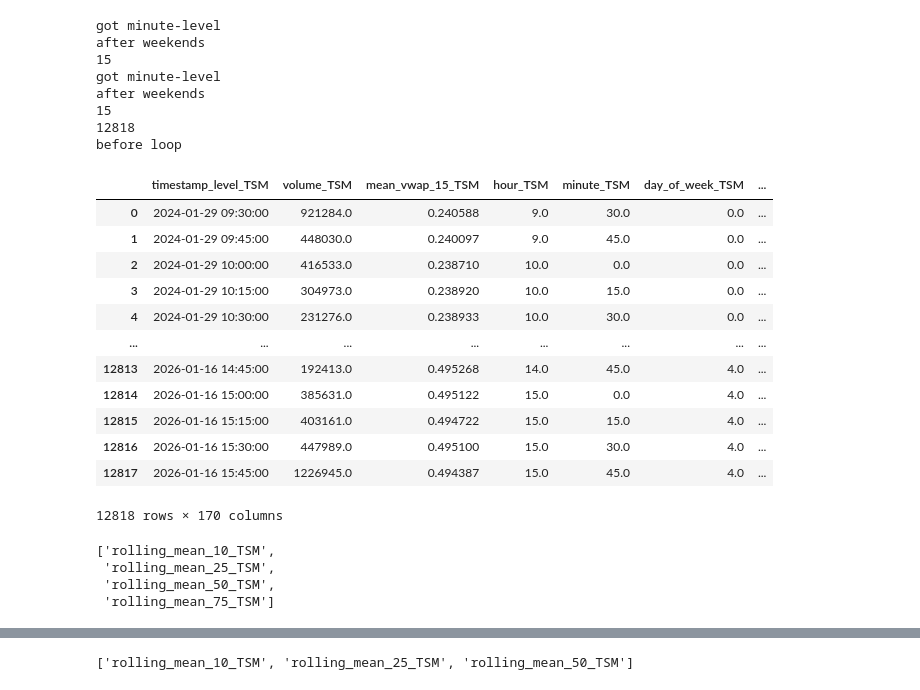
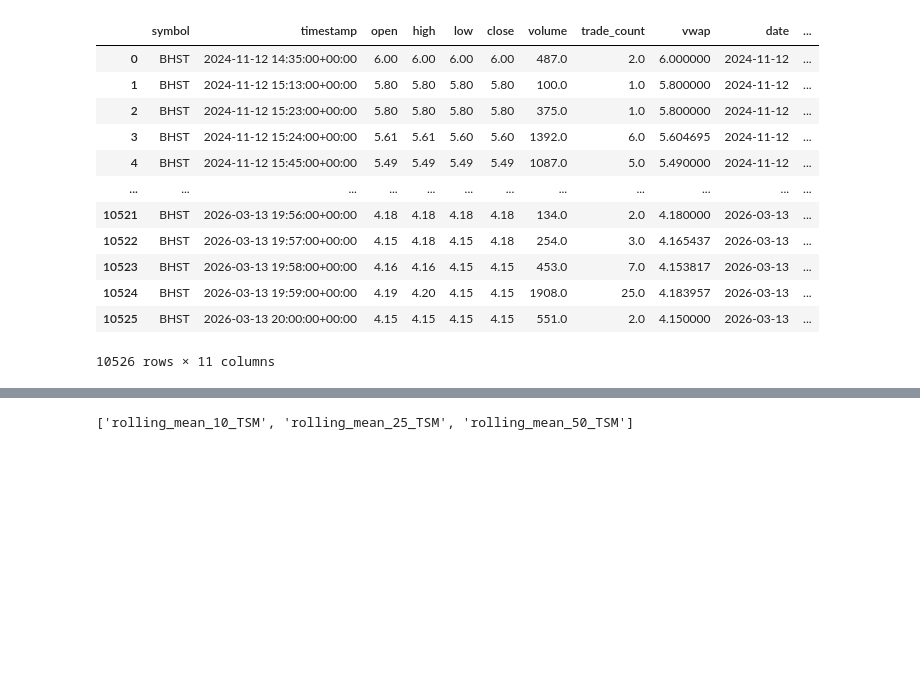
Before and after one commit to PocketLobster/Standard-And-Rich, a Jupyter notebook: standard_and_rich_500.ipynb, the cells around one changed output, grey strips where cells are left out. Drawn from its saved outputs; the diff is of its cells as text; code cells hidden in the pictures; blank space fills up the shorter version.

```diff
--- a/standard_and_rich_500.ipynb
+++ b/standard_and_rich_500.ipynb
@@ -12,38 +12,60 @@ global min_date
 global max_date
 import pandas as pd
 import alpaca.data.historical as alp
-client = alp.StockHistoricalDataClient(api_key="AKH3ZFJ2LWAKH7SSV2AHKD4PK4", secret_key="7gGJDh5UAxh3gg8V21d3AcuPfNJcwtKqukiqMhdhsjrW")
+import os
+from dotenv import load_dotenv
+load_dotenv()
+
+API_KEY = os.getenv("ALPACA_API_KEY")
+SECRET_KEY = os.getenv("ALPACA_SECRET_KEY")
+#client = alp.StockHistoricalDataClient(api_key="AKH3ZFJ2LWAKH7SSV2AHKD4PK4", secret_key="7gGJDh5UAxh3gg8V21d3AcuPfNJcwtKqukiqMhdhsjrW")
+client = alp.StockHistoricalDataClient(api_key=API_KEY, secret_key=SECRET_KEY)
+
 min_date=datetime.now().date()+pd.Timedelta(days=-720)
 max_date=datetime.now().date()+pd.Timedelta(days=-1)
 def getMinuteLevel(asset):
     global min_date
     global max_date
     request_params = StockBarsRequest(
       symbol_or_symbols=[asset],
       timeframe=TimeFrame(1, TimeFrameUnit.Minute),
       #timeframe=TimeFrame(59, TimeFrameUnit.Minute),
       start=min_date,#dt(2024,1,1,0,0,0),
       end=max_date#dt(2024,11,1,0,0,0)
     )
     btc_bars = client.get_stock_bars(request_params)
     #print('done with call')
     # Convert to dataframe
     bars_df=btc_bars.df
     #print(bars_df)
     bars_df=bars_df.reset_index()
     bars_df['date']=[str(stamp)[:10] for stamp in bars_df.timestamp]
     bars_df['hour']=[int(str(stamp)[11:13]) for stamp in bars_df.timestamp]
     bars_df['minute']=[int(str(stamp)[14:16]) for stamp in bars_df.timestamp]
     bars_df['hour_mins']=[60*hr for hr in bars_df.hour]
 
     bars_df['day_min']=[hr_mins+m for hr_mins,m in zip(list(bars_df.hour_mins),list(bars_df.minute))]
     #bars_df['sum_of_price']=[vol*vwap for vol,vwap in zip(list(bars_df.volume),list(bars_df.vwap))]
     #bars_df['price_set']=[[vwap]*int(vol) for vol,vwap in zip(list(bars_df.volume),list(bars_df.vwap))]
     bars_df=bars_df.drop(columns=['hour','minute','hour_mins'])
     #bars_df['timestamp']=pd.to_datetime(bars_df['timestamp'], errors='coerce')
     return bars_df
 
-#getMinuteLevel('BHST')
+getMinuteLevel('BHST')
+# %% [output]
+|  | symbol | timestamp | open | high | low | close | volume | trade_count | vwap | date | ... |
+| 0 | BHST | 2024-11-12 14:35:00+00:00 | 6.00 | 6.00 | 6.00 | 6.00 | 487.0 | 2.0 | 6.000000 | 2024-11-12 | ... |
+| 1 | BHST | 2024-11-12 15:13:00+00:00 | 5.80 | 5.80 | 5.80 | 5.80 | 100.0 | 1.0 | 5.800000 | 2024-11-12 | ... |
+| 2 | BHST | 2024-11-12 15:23:00+00:00 | 5.80 | 5.80 | 5.80 | 5.80 | 375.0 | 1.0 | 5.800000 | 2024-11-12 | ... |
+| 3 | BHST | 2024-11-12 15:24:00+00:00 | 5.61 | 5.61 | 5.60 | 5.60 | 1392.0 | 6.0 | 5.604695 | 2024-11-12 | ... |
+| 4 | BHST | 2024-11-12 15:45:00+00:00 | 5.49 | 5.49 | 5.49 | 5.49 | 1087.0 | 5.0 | 5.490000 | 2024-11-12 | ... |
+| ... | ... | ... | ... | ... | ... | ... | ... | ... | ... | ... | ... |
+| 10521 | BHST | 2026-03-13 19:56:00+00:00 | 4.18 | 4.18 | 4.18 | 4.18 | 134.0 | 2.0 | 4.180000 | 2026-03-13 | ... |
+| 10522 | BHST | 2026-03-13 19:57:00+00:00 | 4.15 | 4.18 | 4.15 | 4.18 | 254.0 | 3.0 | 4.165437 | 2026-03-13 | ... |
+| 10523 | BHST | 2026-03-13 19:58:00+00:00 | 4.16 | 4.16 | 4.15 | 4.15 | 453.0 | 7.0 | 4.153817 | 2026-03-13 | ... |
+| 10524 | BHST | 2026-03-13 19:59:00+00:00 | 4.19 | 4.20 | 4.15 | 4.15 | 1908.0 | 25.0 | 4.183957 | 2026-03-13 | ... |
+| 10525 | BHST | 2026-03-13 20:00:00+00:00 | 4.15 | 4.15 | 4.15 | 4.15 | 551.0 | 2.0 | 4.150000 | 2026-03-13 | ... |
+10526 rows × 11 columns
 # %%
 #PREPROCESS 2:
 from holidays import US
@@ -148,8 +170,8 @@ def getGalledPrices(s, level, leads, lags):
 
     print(len(pza_agg))
     print('before loop')
-
-    max_lag_rows = 100 * (6.5 * 60) / level
+    max_lag=max(lags)
+    max_lag_rows = max_lag* (6.5 * 60) / level
     if max_lag_rows > len(pza_agg):
         print('not enough past prices')
         return None
@@ -355,38 +377,10 @@ def getGalledPrices(s, level, leads, lags):
 
 s='TSM'
 # Assuming yf is available, we run the function to test
-ggp=getGalledPrices(s,15,[15],[10,25,50,75])
-ggp.columns = [col + '_' + str(s) for col in ggp.columns]
-ggp
+
+#ggp=getGalledPrices(s,15,[15],[10,25,50,75])
+#ggp.columns = [col + '_' + str(s) for col in ggp.columns]
+#ggp
-# %% [output]
-got minute-level
-after weekends
-15
-got minute-level
-after weekends
-15
-12818
-before loop
-|  | timestamp_level_TSM | volume_TSM | mean_vwap_15_TSM | hour_TSM | minute_TSM | day_of_week_TSM | ... |
-| 0 | 2024-01-29 09:30:00 | 921284.0 | 0.240588 | 9.0 | 30.0 | 0.0 | ... |
-| 1 | 2024-01-29 09:45:00 | 448030.0 | 0.240097 | 9.0 | 45.0 | 0.0 | ... |
-| 2 | 2024-01-29 10:00:00 | 416533.0 | 0.238710 | 10.0 | 0.0 | 0.0 | ... |
-| 3 | 2024-01-29 10:15:00 | 304973.0 | 0.238920 | 10.0 | 15.0 | 0.0 | ... |
-| 4 | 2024-01-29 10:30:00 | 231276.0 | 0.238933 | 10.0 | 30.0 | 0.0 | ... |
-| ... | ... | ... | ... | ... | ... | ... | ... |
-| 12813 | 2026-01-16 14:45:00 | 192413.0 | 0.495268 | 14.0 | 45.0 | 4.0 | ... |
-| 12814 | 2026-01-16 15:00:00 | 385631.0 | 0.495122 | 15.0 | 0.0 | 4.0 | ... |
-| 12815 | 2026-01-16 15:15:00 | 403161.0 | 0.494722 | 15.0 | 15.0 | 4.0 | ... |
-| 12816 | 2026-01-16 15:30:00 | 447989.0 | 0.495100 | 15.0 | 30.0 | 4.0 | ... |
-| 12817 | 2026-01-16 15:45:00 | 1226945.0 | 0.494387 | 15.0 | 45.0 | 4.0 | ... |
-12818 rows × 170 columns
-# %%
-[c for c in ggp.columns if 'rolling_mean_' in c]
-# %% [output]
-['rolling_mean_10_TSM',
- 'rolling_mean_25_TSM',
- 'rolling_mean_50_TSM',
- 'rolling_mean_75_TSM']
 # %%
 all=pd.read_excel('all_stocks_class.xlsx')
 swa_stocks=all[all['inds']=='Semiconductors']
```
Also changed, not shown: parts of 22 cells of this notebook.
